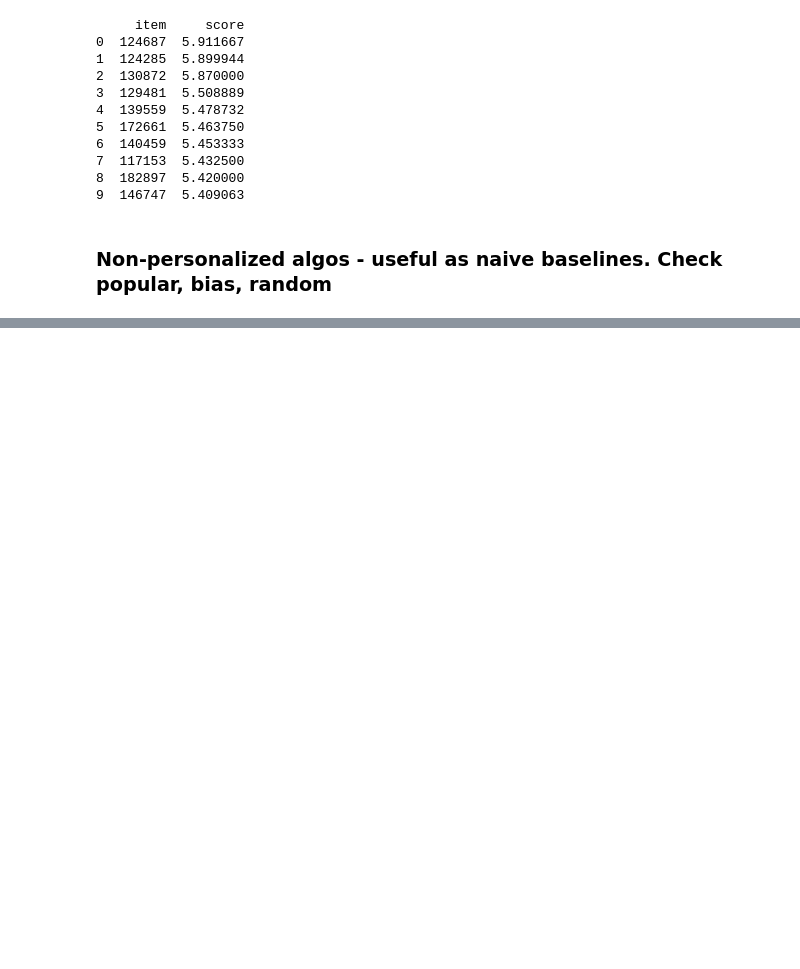
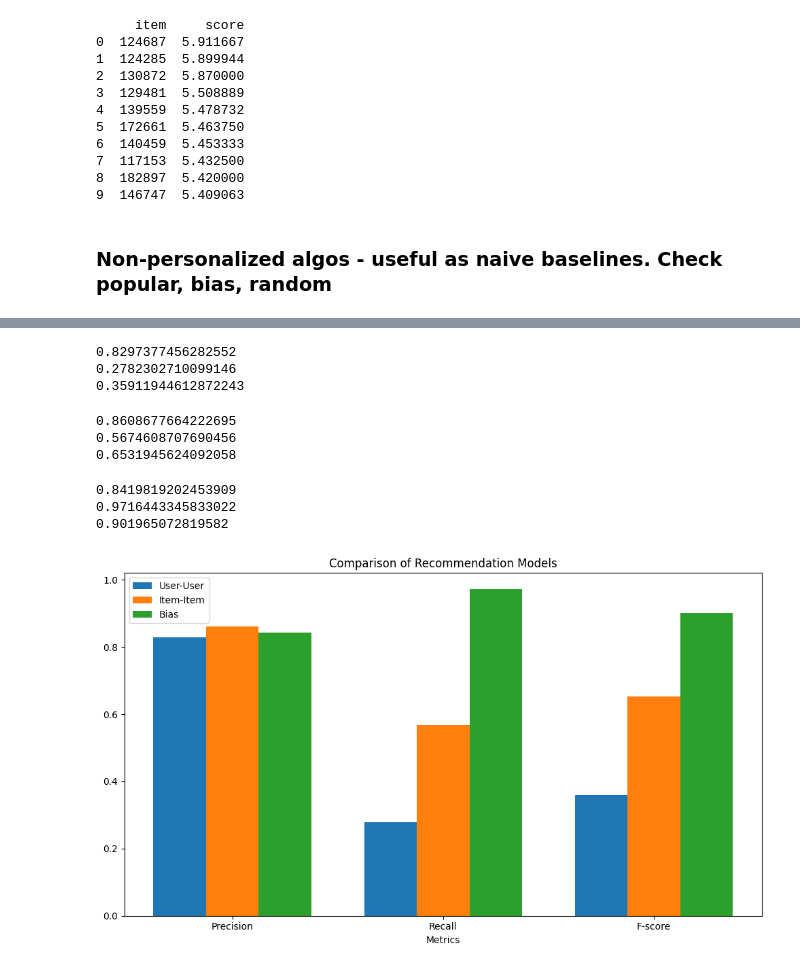
Before and after one commit to NikiLalev/rs_project_group12, a Jupyter notebook: individual_recsys_niki.ipynb, the cells around one changed output, grey strips where cells are left out. Cells and saved outputs as stored; diff of their text form; code cells hidden in the pictures; blank space fills up the shorter version.

```diff
--- a/individual_recsys_niki.ipynb
+++ b/individual_recsys_niki.ipynb
@@ -510,0 +565,8 @@ print(user_recs)
+# %%
+model = PopScore()
+recsys = Recommender.adapt(model)
+train, test = train_test_split(ratings_data, test_size=0.2)
+recsys.fit(train)
+
+# Predict ratings
+test['predicted_rating'] = recsys.predict(test)
@@ -510,0 +610,3 @@ print(user_recs)
+# %%
+uu_model = UserUser(15, min_nbrs=3)
+uu_precision, uu_recall, uu_fscore = evaluate_time_model(uu_model, ratings_data, n_splits=10)
@@ -510,0 +631,60 @@ print(user_recs)
+# %%
+print(uu_precision)
+print(uu_recall)
+print(uu_fscore)
+# %% [output]
+0.8297377456282552
+0.2782302710099146
+0.35911944612872243
+# %%
+ii_model = ItemItem(15, min_nbrs=3)
+ii_precision, ii_recall, ii_fscore = evaluate_time_model(ii_model, ratings_data, n_splits=10)
+# %%
+print(ii_precision)
+print(ii_recall)
+print(ii_fscore)
+# %% [output]
+0.8608677664222695
+0.5674608707690456
+0.6531945624092058
+# %%
+bias_model = Bias(items=True, users=True, damping=0.0)
+bias_precision, bias_recall, bias_fscore = evaluate_time_model(bias_model, ratings_data, n_splits=10)
+# %%
+print(bias_precision)
+print(bias_recall)
+print(bias_fscore)
+# %% [output]
+0.8419819202453909
+0.9716443345833022
+0.901965072819582
+# %%
+metrics = {
+    'User-User': [uu_precision, uu_recall, uu_fscore],
+    'Item-Item': [ii_precision, ii_recall, ii_fscore],
+    'Bias': [bias_precision, bias_recall, bias_fscore],
+}
+
+# Labels for the metrics
+labels = ['Precision', 'Recall', 'F-score']
+
+x = np.arange(len(labels))
+width = 0.25
+
+fig, ax = plt.subplots(figsize=(10, 6))
+
+# Create bars for each model
+for i, (model_name, scores) in enumerate(metrics.items()):
+    ax.bar(x + i * width, scores, width, label=model_name)
+
+ax.set_xlabel('Metrics')
+ax.set_title('Comparison of Recommendation Models')
+ax.set_xticks(x + width)
+ax.set_xticklabels(labels)
+ax.legend()
+
+# Show the plot
+plt.tight_layout()
+plt.show()
+# %% [output]
+[figure, added]
```
Also changed, not shown: parts of 9 cells of this notebook.
